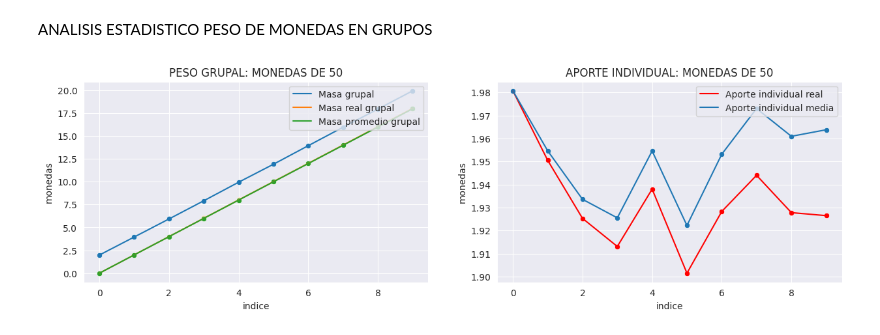
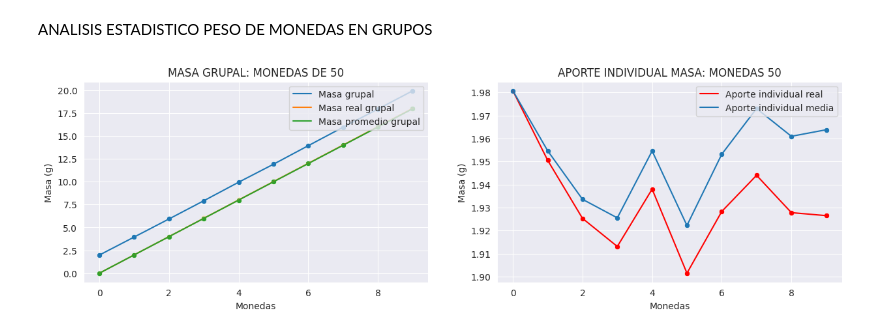
Before and after one commit to 317745/ANALISIS-MONEDAS-LABORATORIO-27-05-2026, a Jupyter notebook: laboratorio27_05_2026.ipynb, the cells around one changed output. Drawn from its saved outputs; the diff is of its cells as text; code cells hidden in the pictures.

```diff
--- a/laboratorio27_05_2026.ipynb
+++ b/laboratorio27_05_2026.ipynb
@@ -45,6 +45,6 @@ df_masa_monedas_individuales[:]
 # %% [markdown]
 **ANALISIS ESTADISTICO PESO DE MONEDAS INDIVIDUALES**
 # %%
-peso_real_moneda_50 = 2.0
-peso_promedio_moneda_50 = df_masa_monedas_individuales["monedas_50"].mean()
+masa_real_moneda_50 = 2.0
+masa_promedio_moneda_50 = df_masa_monedas_individuales["monedas_50"].mean()
 # %%
@@ -185,63 +200,62 @@ ANALISIS ESTADISTICO PESO DE MONEDAS EN GRUPOS
 # %%
 f, ax = plt.subplots(ncols=2, nrows=1, figsize=(15, 4))
 
-#-------------------SCATTERPLOT---------------------------------
+#--------------------------------SCATTERPLOT------------------------------------
+sns.scatterplot(x=df_masa_monedas_grupo.index, y="monedas_50",
+                data=df_masa_monedas_grupo, ax=ax[0])
+sns.lineplot(x=df_masa_monedas_grupo.index, y="monedas_50",
+             data=df_masa_monedas_grupo, ax=ax[0], label="Masa grupal")
 
-sns.scatterplot(x=df_monedas_grupo.index, y="monedas_50",
-                data=df_monedas_grupo, ax=ax[0])
-sns.lineplot(x=df_monedas_grupo.index, y="monedas_50",
-             data=df_monedas_grupo, ax=ax[0], label="Masa grupal")
+sns.scatterplot(x=df_masa_monedas_grupo.index,
+                y=[masa_real_moneda_50*i for i in df_masa_monedas_grupo.index],
+                data=df_masa_monedas_grupo, ax=ax[0])
+sns.lineplot(x=df_masa_monedas_grupo.index,
+             y=[masa_real_moneda_50*i for i in df_masa_monedas_grupo.index],
+             data=df_masa_monedas_grupo, ax=ax[0], label="Masa real grupal")
 
-sns.scatterplot(x=df_monedas_grupo.index,
-                y=[peso_real_moneda_50*i for i in df_monedas_grupo.index],
-                data=df_monedas_grupo, ax=ax[0])
-sns.lineplot(x=df_monedas_grupo.index,
-             y=[peso_real_moneda_50*i for i in df_monedas_grupo.index],
-             data=df_monedas_grupo, ax=ax[0], label="Masa real grupal")
-
-sns.scatterplot(x=df_monedas_grupo.index,
-                y=[peso_promedio_moneda_50*i for i in df_monedas_grupo.index],
-                data=df_monedas_grupo, ax=ax[0])
-sns.lineplot(x=df_monedas_grupo.index,
-             y=[peso_promedio_moneda_50*i for i in df_monedas_grupo.index],
-             data=df_monedas_grupo, ax=ax[0], label="Masa promedio grupal")
+sns.scatterplot(x=df_masa_monedas_grupo.index,
+                y=[masa_promedio_moneda_50*i for i in df_masa_monedas_grupo.index],
+                data=df_masa_monedas_grupo, ax=ax[0])
+sns.lineplot(x=df_masa_monedas_grupo.index,
+             y=[masa_promedio_moneda_50*i for i in df_masa_monedas_grupo.index],
+             data=df_masa_monedas_grupo, ax=ax[0], label="Masa promedio grupal")
 
 
-ax[0].set_title("PESO GRUPAL: MONEDAS DE 50")
-ax[0].set_ylabel("monedas")
-ax[0].set_xlabel("indice")
+ax[0].set_title("MASA GRUPAL: MONEDAS DE 50")
+ax[0].set_ylabel("Masa (g)")
+ax[0].set_xlabel("Monedas")
 
 ax[0].legend(loc="upper right")
 
 #----------------------SCATTERPLOT-DISTRIBUCION-APORTE-INDIVIDUAL---------------
 
 aporte_individual_real_moneda_50 = [
-            fila["monedas_50"] - (peso_real_moneda_50*(indice))
-            for indice, fila in df_monedas_grupo[["monedas_50"]].iterrows()
+            fila["monedas_50"] - (masa_real_moneda_50*(indice))
+            for indice, fila in df_masa_monedas_grupo[["monedas_50"]].iterrows()
                                ]
-sns.scatterplot(x=df_monedas_grupo.index, y = aporte_individual_real_moneda_50, color="red", ax=ax[1])
-sns.lineplot(x=df_monedas_grupo.index, y = aporte_individual_real_moneda_50, color="red", ax=ax[1], label="Aporte individual real")
+sns.scatterplot(x=df_masa_monedas_grupo.index, y = aporte_individual_real_moneda_50, color="red", ax=ax[1])
+sns.lineplot(x=df_masa_monedas_grupo.index, y = aporte_individual_real_moneda_50, color="red", ax=ax[1], label="Aporte individual real")
 
 aporte_individual_media_moneda_50 = [
-            fila["monedas_50"] - (peso_promedio_moneda_50*(indice))
-            for indice, fila in df_monedas_grupo[["monedas_50"]].iterrows()
+            fila["monedas_50"] - (masa_promedio_moneda_50*(indice))
+            for indice, fila in df_masa_monedas_grupo[["monedas_50"]].iterrows()
                                     ]
 
-sns.scatterplot(x=df_monedas_grupo.index, y = aporte_individual_media_moneda_50, ax=ax[1])
-sns.lineplot(x=df_monedas_grupo.index, y = aporte_individual_media_moneda_50, ax=ax[1], label="Aporte individual media")
+sns.scatterplot(x=df_masa_monedas_grupo.index, y = aporte_individual_media_moneda_50, ax=ax[1])
+sns.lineplot(x=df_masa_monedas_grupo.index, y = aporte_individual_media_moneda_50, ax=ax[1], label="Aporte individual media")
 
-ax[1].set_title("APORTE INDIVIDUAL: MONEDAS DE 50")
-ax[1].set_ylabel("monedas")
-ax[1].set_xlabel("indice")
+ax[1].set_title("APORTE INDIVIDUAL MASA: MONEDAS 50")
+ax[1].set_ylabel("Masa (g)")
+ax[1].set_xlabel("Monedas")
 
 ax[1].legend(loc="upper right")
 
 
 sns.set_style("darkgrid")
 
 plt.show()
 # %% [output]
-[figure, old version]
+[figure, new version]
 # %%
 f, ax = plt.subplots(ncols=2, nrows=1, figsize=(15, 4))
 
```
Also changed, not shown: parts of 6 cells of this notebook.
